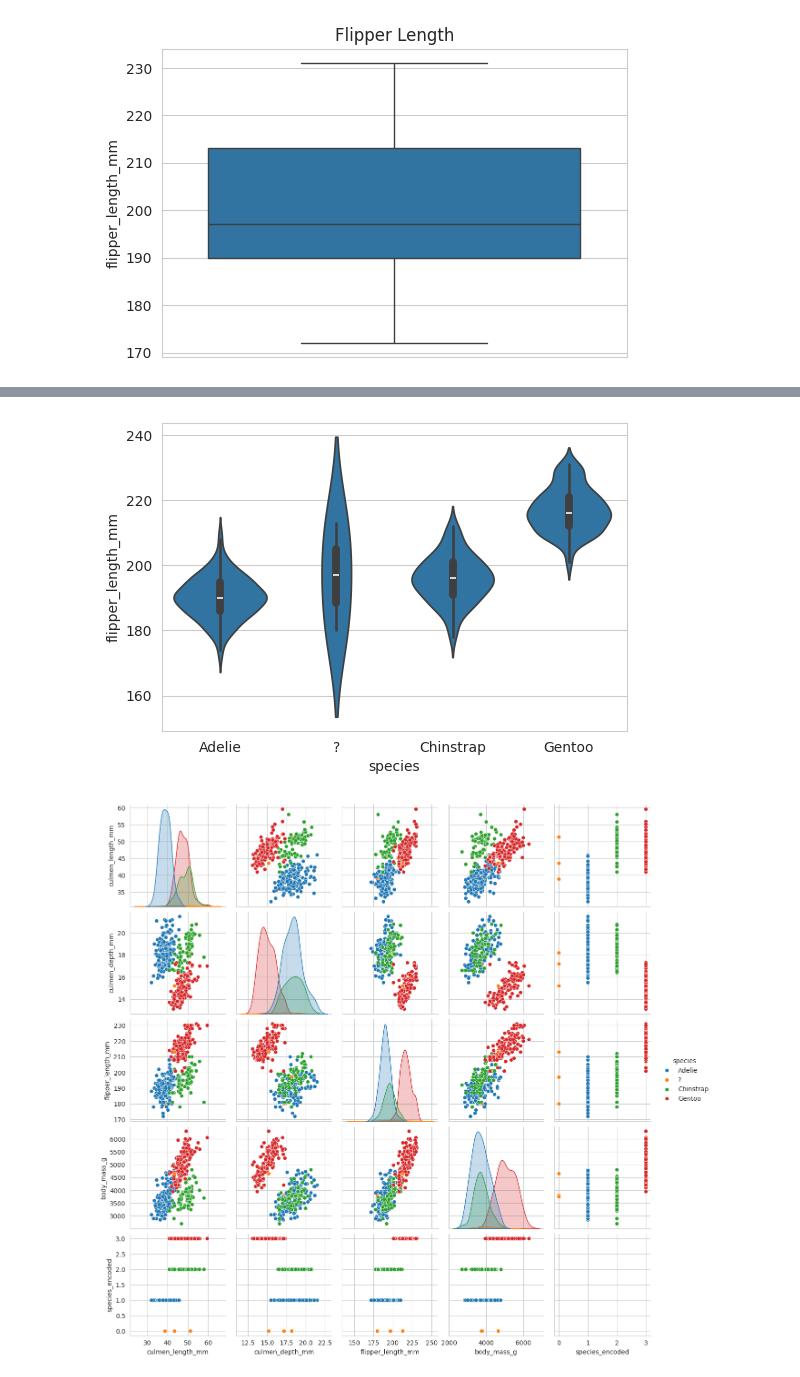
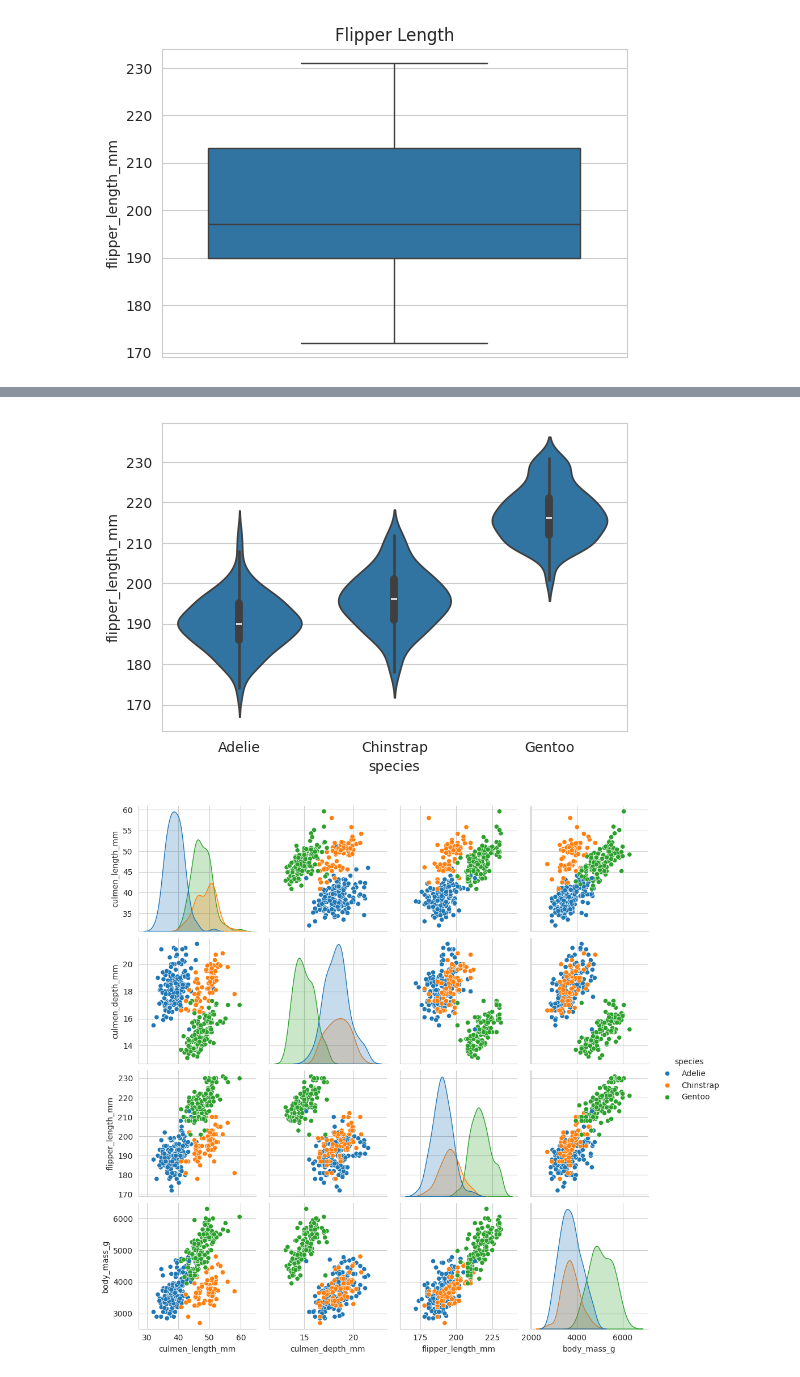
Before and after one commit to AyushFegade/ayushfegade, a Jupyter notebook: ayushfegade.ipynb, the cells around one changed output, grey strips where cells are left out. Cells and saved outputs as stored; diff of their text form; code cells hidden in the pictures.

```diff
--- a/ayushfegade.ipynb
+++ b/ayushfegade.ipynb
@@ -130,3 +130,10 @@ print("Shape after removing duplicates:", df.shape)
 # %% [output]
 Duplicate Rows: 0
 Shape after removing duplicates: (344, 7)
+# %%
+# Replace invalid values with NaN
+df['species'] = df['species'].replace('?', np.nan)
+df['sex'] = df['sex'].replace('.', np.nan)
+
+# Check missing values after replacement
+df.isnull().sum()
@@ -133,17 +150,16 @@ Shape after removing duplicates: (344, 7)
 # %%
-# Handling Missing Values
-# Fill numerical columns
+# Fill numerical missing values with mean
 num_cols = df.select_dtypes(include=np.number).columns
 
 for col in num_cols:
-    df[col].fillna(df[col].mean(), inplace=True)
+    df[col] = df[col].fillna(df[col].mean())
 
-# Fill categorical columns
+# Fill categorical missing values with mode
 cat_cols = df.select_dtypes(include='object').columns
 
 for col in cat_cols:
-    df[col].fillna(df[col].mode()[0], inplace=True)
+    df[col] = df[col].fillna(df[col].mode()[0])
 
-# Check again
+# Verify missing values
 df.isnull().sum()
 # %% [output]
@@ -261,14 +265,25 @@ sns.violinplot(
 )
 plt.show()
 # %% [output]
-[figure, old version]
+[figure, new version]
 # %%
 # Multivariate Analysis
 # 1. Pair Plot
-sns.pairplot(df, hue='species')
+
+sns.pairplot(
+    df[
+        ['culmen_length_mm',
+         'culmen_depth_mm',
+         'flipper_length_mm',
+         'body_mass_g',
+         'species']
+    ],
+    hue='species'
+)
+
 plt.show()
 # %% [output]
-[figure, old version]
+[figure, new version]
 # %%
 # 2. Heatmap
 plt.figure(figsize=(8,6))
```
Also changed, not shown: parts of 74 cells of this notebook.
